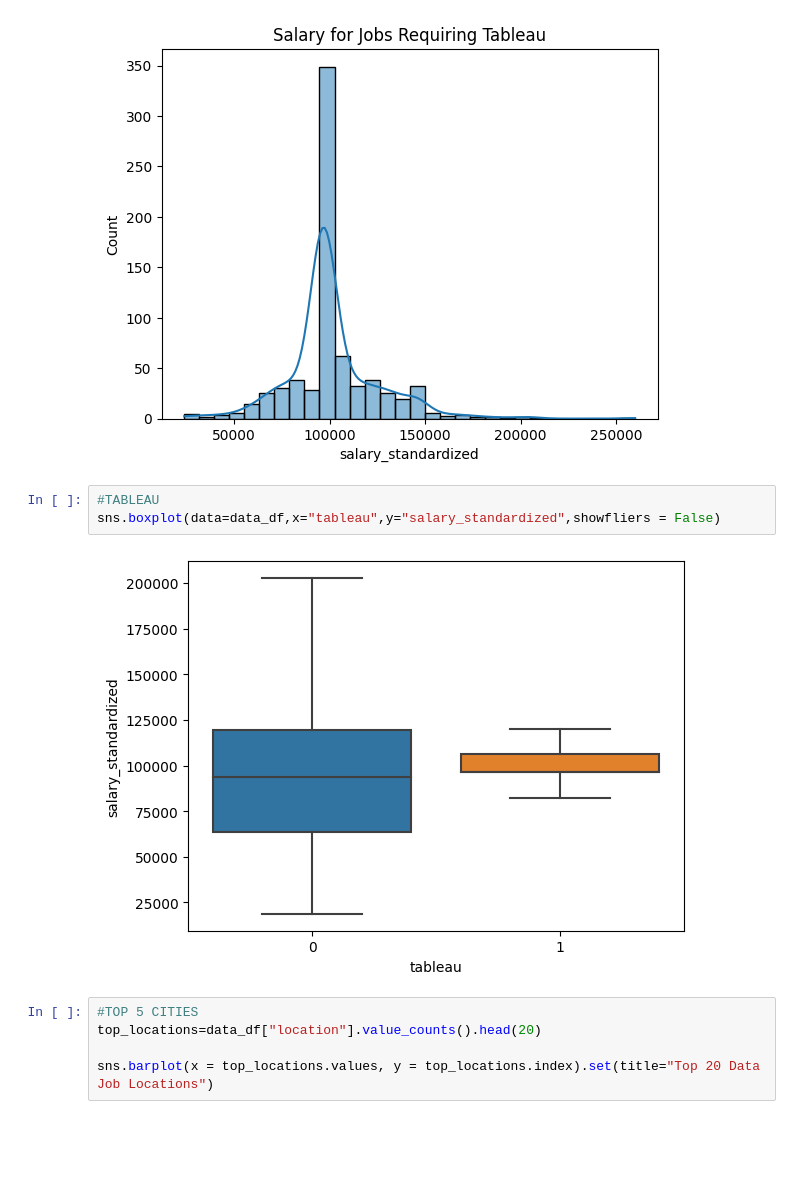
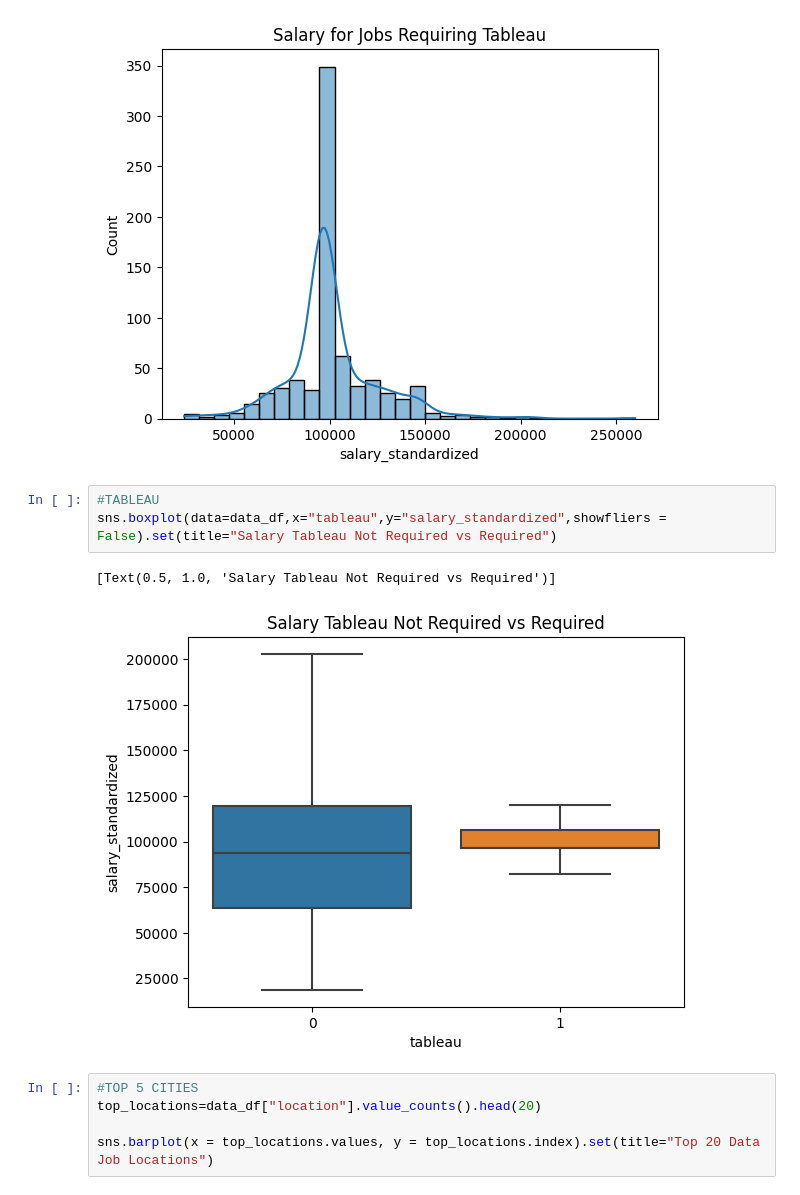
Before and after one commit to JacquelineGomez06/Big-Data-AWS-ETL, a Jupyter notebook: eda.ipynb, the cells around one changed output. Cells and saved outputs as stored; diff of their text form; blank space fills up the shorter version.

```diff
--- a/eda.ipynb
+++ b/eda.ipynb
@@ -106,9 +110,10 @@ sns.histplot(data=data_df,x=tab_df,bins=30,kde=True).set(title="Salary for Jobs
 [figure]
 # %%
 #TABLEAU
-sns.boxplot(data=data_df,x="tableau",y="salary_standardized",showfliers = False)
+sns.boxplot(data=data_df,x="tableau",y="salary_standardized",showfliers = False).set(title="Salary Tableau Not Required vs Required")
 # %% [output]
+[Text(0.5, 1.0, 'Salary Tableau Not Required vs Required')]
-[figure, old version]
+[figure, new version]
 # %%
 #TOP 5 CITIES
 top_locations=data_df["location"].value_counts().head(20)
```
Also changed, not shown: parts of 5 cells of this notebook, 2 other files.
